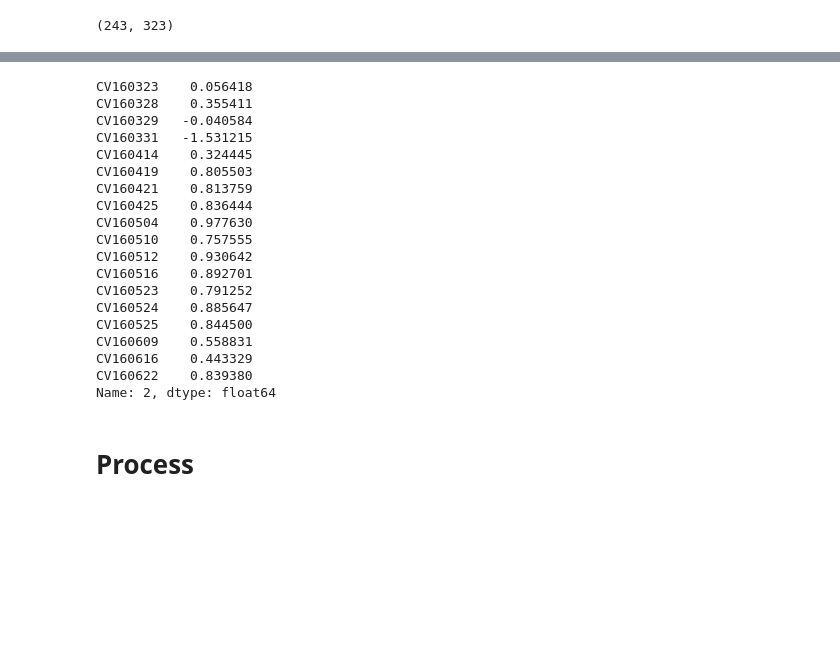
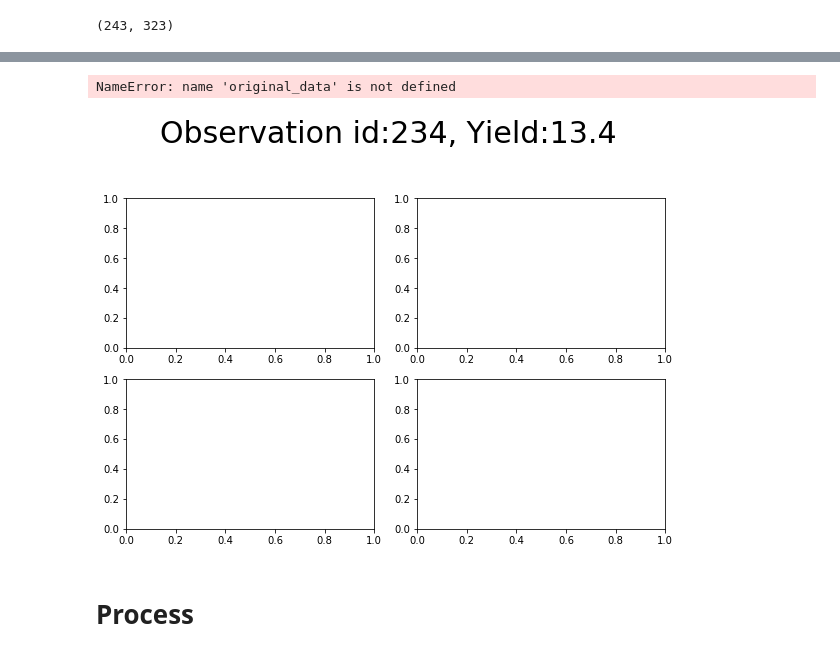
Before and after one commit to pvhau169/TomatoYieldEstimation, a Jupyter notebook: TomatoYieldPredict.ipynb, the cells around one changed output, grey strips where cells are left out. Saved outputs shown, nothing was run; the diff lists cells and outputs as text; code cells hidden in the pictures; blank space fills up the shorter version.

```diff
--- a/TomatoYieldPredict.ipynb
+++ b/TomatoYieldPredict.ipynb
@@ -477,25 +414,19 @@ for observation in observations:
-# %%
-original_data[1].loc[2]
-# %% [output]
-CV160323    0.056418
-CV160328    0.355411
-CV160329   -0.040584
-CV160331   -1.531215
-CV160414    0.324445
-CV160419    0.805503
-CV160421    0.813759
-CV160425    0.836444
-CV160504    0.977630
-CV160510    0.757555
-CV160512    0.930642
-CV160516    0.892701
-CV160523    0.791252
-CV160524    0.885647
-CV160525    0.844500
-CV160609    0.558831
-CV160616    0.443329
-CV160622    0.839380
-Name: 2, dtype: float64
+# %%
+observation = 4
+data_parameters = {}
+data_parameters['normalization'] = False
+data_parameters['std'] = 10
+data_parameters['interval_day'] = 10
+
+data_parameters['limit_day'] = 80
+data_parameters['interval_day'] = 10
+
+observations = range(233, 236)
+for observation in observations:
+    show_GRNN_examples(observation, data_parameters)
+# %% [output]
+NameError: name 'original_data' is not defined
+[figure, added]
 # %% [markdown]
 # Process
 # %%
```
Also changed, not shown: parts of 24 cells of this notebook, 1 other file.
